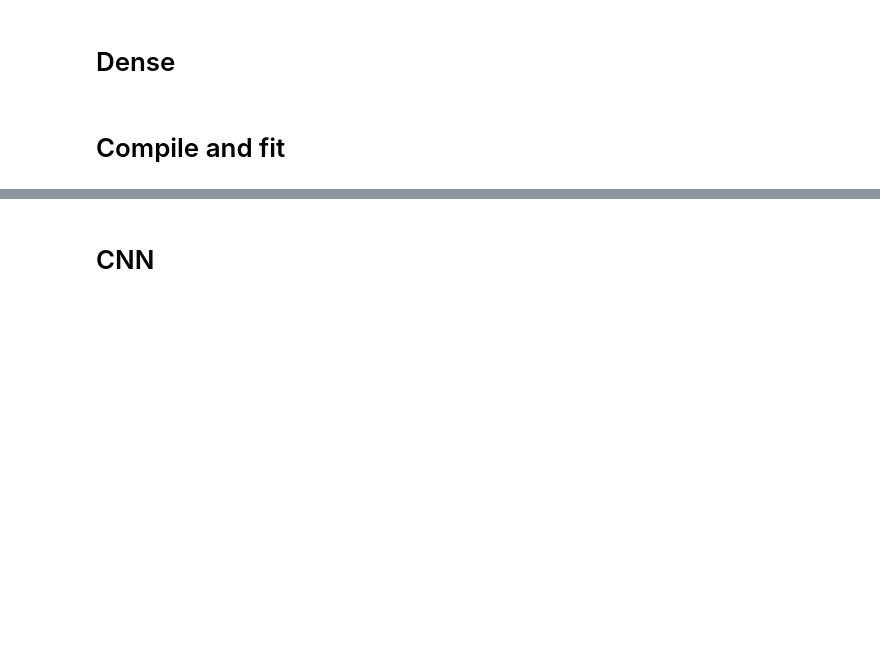
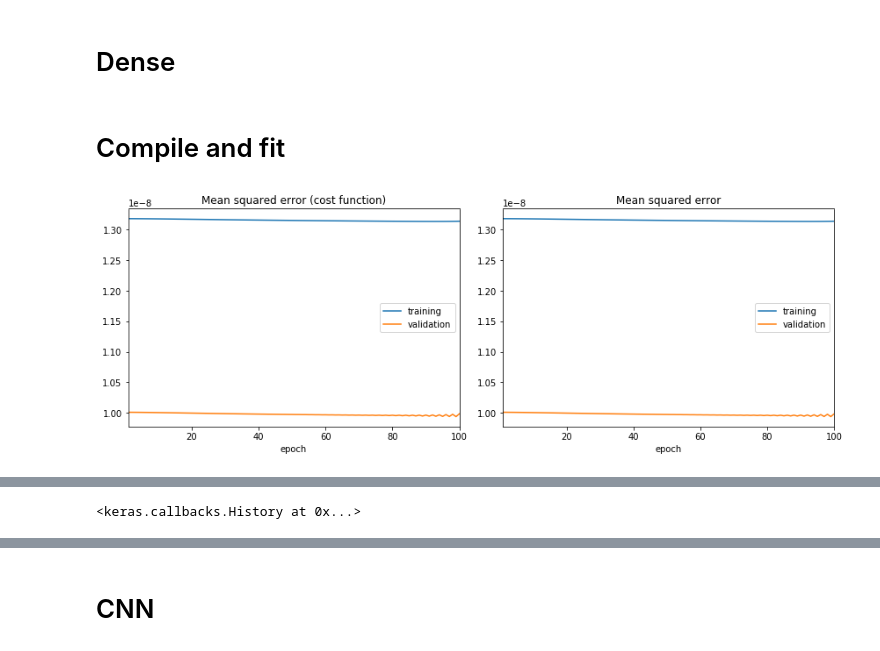
Before and after one commit to deKeijzer/KB-74-OPSCHALER, a Jupyter notebook: Personal_folders/Brian/Keras/Keras tryout.ipynb, the cells around one changed output, grey strips where cells are left out. Saved outputs shown, nothing was run; the diff lists cells and outputs as text; code cells hidden in the pictures; blank space fills up the shorter version.

```diff
--- a/Personal_folders/Brian/Keras/Keras tryout.ipynb
+++ b/Personal_folders/Brian/Keras/Keras tryout.ipynb
@@ -161,38 +208,42 @@ from keras.optimizers import Adam, SGD
 # %%
 model = Sequential()
 
-model.add(Dense(8*8, input_shape=(8,)))
-model.add(Activation('relu'))
-model.add(Dropout(0.2))
+activation = 'relu'
+
+model.add(Dense(8, input_shape=(1,), kernel_initializer='normal'))
+model.add(Activation(activation))
+model.add(Dropout(1))
 
 N = 32
 
-for i in range(2):
-    model.add(Dense(N))
-    model.add(Activation('relu'))
-    model.add(Dropout(0.2))
+#for i in range(5):
+#    model.add(Dense(N))
+#    model.add(Activation(activation))
+#    model.add(Dropout(0.2))
 
 
-model.add(Dense(1))
+model.add(Dense(1, kernel_initializer='normal'))
 model.add(Activation('linear'))
 # %% [markdown]
 # Compile and fit
 # %%
 multi_model = multi_gpu_model(model, gpus=num_gpu)
 
-lr = 0.1
-epochs = 1000
+lr = 0.3
+epochs = 100
 decay_rate = lr/epochs
 
 adam = Adam(lr=0.0001)
-sgd = SGD(lr=lr, momentum=0.9, decay=decay_rate, nesterov=True) # Yields better results, but slower
+sgd = SGD(lr=0.7, momentum=0.9, decay=0, nesterov=True) # Yields better results, but slower
 
 # compiling the sequential model
-multi_model.compile(loss='mean_squared_error', metrics=['mse'], optimizer='SGD')
+multi_model.compile(loss='mean_squared_error', metrics=['mse'], optimizer=sgd)
 
 early_stopping_monitor = EarlyStopping(patience=5000)
 
 from livelossplot import PlotLossesKeras
 
 # training the model and saving metrics in history
 multi_model.fit(X_train, y_train, batch_size=int(len(X_train)), epochs=epochs, verbose=2, validation_data=(X_test, y_test), callbacks=[early_stopping_monitor, PlotLossesKeras()])
+# %% [output]
+[figure, added]
@@ -198,0 +251 @@ multi_model.fit(X_train, y_train, batch_size=int(len(X_train)), epochs=epochs, v
+<keras.callbacks.History at 0x...>
```
Also changed, not shown: parts of 15 cells of this notebook.
